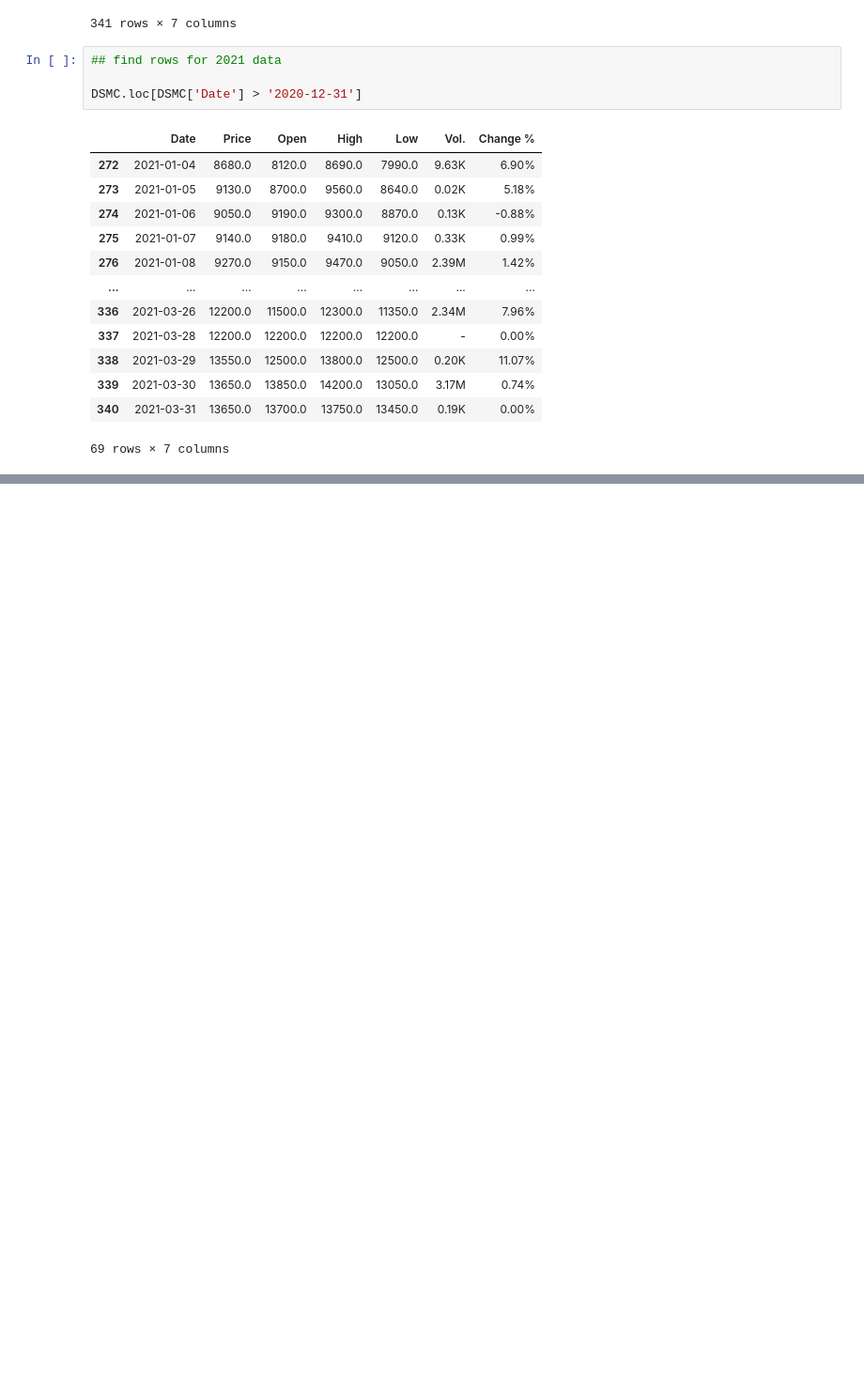
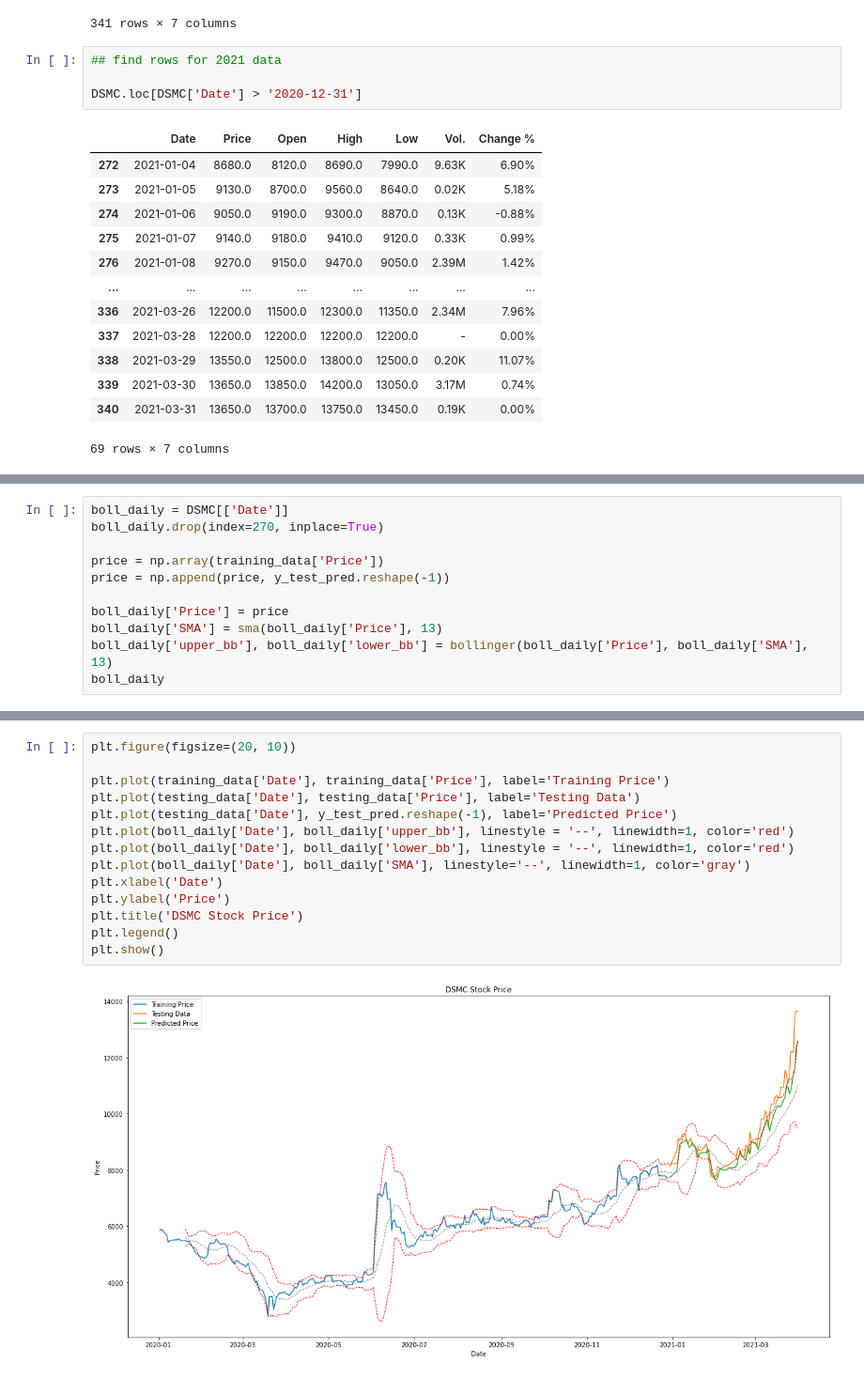
Before and after one commit to c-woo/Value-Investor, a Jupyter notebook: DSMC.ipynb, the cells around one changed output, grey strips where cells are left out. Shown: that part at 94% size. Drawn from its saved outputs; the diff is of its cells as text; blank space fills up the shorter version.

```diff
--- a/DSMC.ipynb
+++ b/DSMC.ipynb
@@ -116,0 +199,11 @@ len(training_data)
+# %%
+boll_daily = DSMC[['Date']]
+boll_daily.drop(index=270, inplace=True)
+
+price = np.array(training_data['Price'])
+price = np.append(price, y_test_pred.reshape(-1))
+
+boll_daily['Price'] = price
+boll_daily['SMA'] = sma(boll_daily['Price'], 13)
+boll_daily['upper_bb'], boll_daily['lower_bb'] = bollinger(boll_daily['Price'], boll_daily['SMA'], 13)
+boll_daily
@@ -116,0 +243,16 @@ len(training_data)
+# %%
+plt.figure(figsize=(20, 10))
+
+plt.plot(training_data['Date'], training_data['Price'], label='Training Price')
+plt.plot(testing_data['Date'], testing_data['Price'], label='Testing Data')
+plt.plot(testing_data['Date'], y_test_pred.reshape(-1), label='Predicted Price')
+plt.plot(boll_daily['Date'], boll_daily['upper_bb'], linestyle = '--', linewidth=1, color='red')
+plt.plot(boll_daily['Date'], boll_daily['lower_bb'], linestyle = '--', linewidth=1, color='red')
+plt.plot(boll_daily['Date'], boll_daily['SMA'], linestyle='--', linewidth=1, color='gray')
+plt.xlabel('Date')
+plt.ylabel('Price')
+plt.title('DSMC Stock Price')
+plt.legend()
+plt.show()
+# %% [output]
+[figure, added]
```
Also changed, not shown: parts of 37 cells of this notebook, 4 other files.
